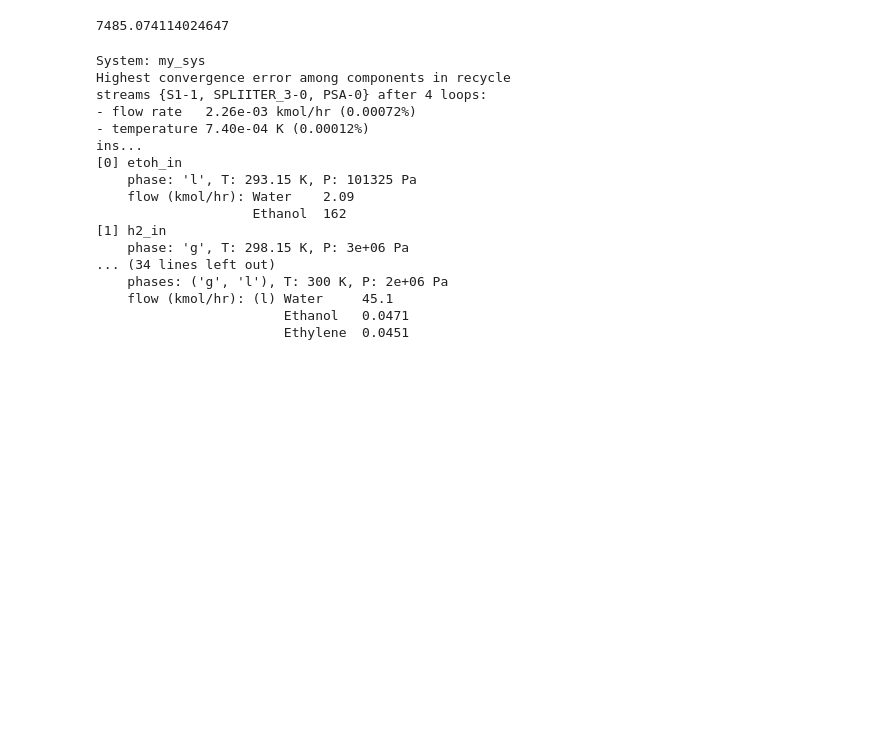
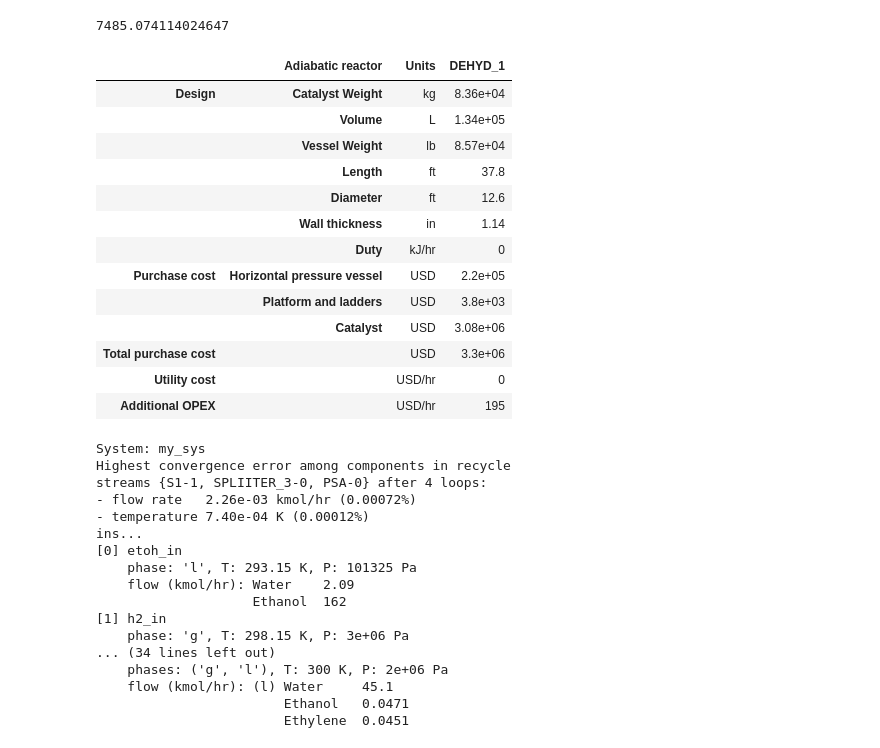
Before and after one commit to H-Wadgama/ATJ, a Jupyter notebook: atj_saf/atj_baseline/systemsz.ipynb, the cells around one changed output. Saved outputs shown, nothing was run; the diff lists cells and outputs as text; code cells hidden in the pictures; blank space fills up the shorter version.

Commit message:
working solvolysis reactor

```diff
--- a/atj_saf/atj_baseline/systemsz.ipynb
+++ b/atj_saf/atj_baseline/systemsz.ipynb
@@ -253,6 +257,23 @@ h2_recycle= qs.SanStream(ID = 'h2_recycle', P = 3e6, phase = 'g')            # E
                                          rn_storage, saf_storage, rd_storage),
                                          recycle = (dehyd_recycle, ethylene_recycle, h2_recycle))
 my_sys.simulate()
+# %%
+dehyd_1.results()
+# %% [output]
+|  | Adiabatic reactor | Units | DEHYD_1 |
+| Design | Catalyst Weight | kg | 8.36e+04 |
+|  | Volume | L | 1.34e+05 |
+|  | Vessel Weight | lb | 8.57e+04 |
+|  | Length | ft | 37.8 |
+|  | Diameter | ft | 12.6 |
+|  | Wall thickness | in | 1.14 |
+|  | Duty | kJ/hr | 0 |
+| Purchase cost | Horizontal pressure vessel | USD | 2.2e+05 |
+|  | Platform and ladders | USD | 3.8e+03 |
+|  | Catalyst | USD | 3.08e+06 |
+| Total purchase cost |  | USD | 3.3e+06 |
+| Utility cost |  | USD/hr | 0 |
+| Additional OPEX |  | USD/hr | 195 |
 # %%
 my_sys.show()
 # %% [output]
```
Also changed, not shown: parts of 3 cells of this notebook, 13 other files.
